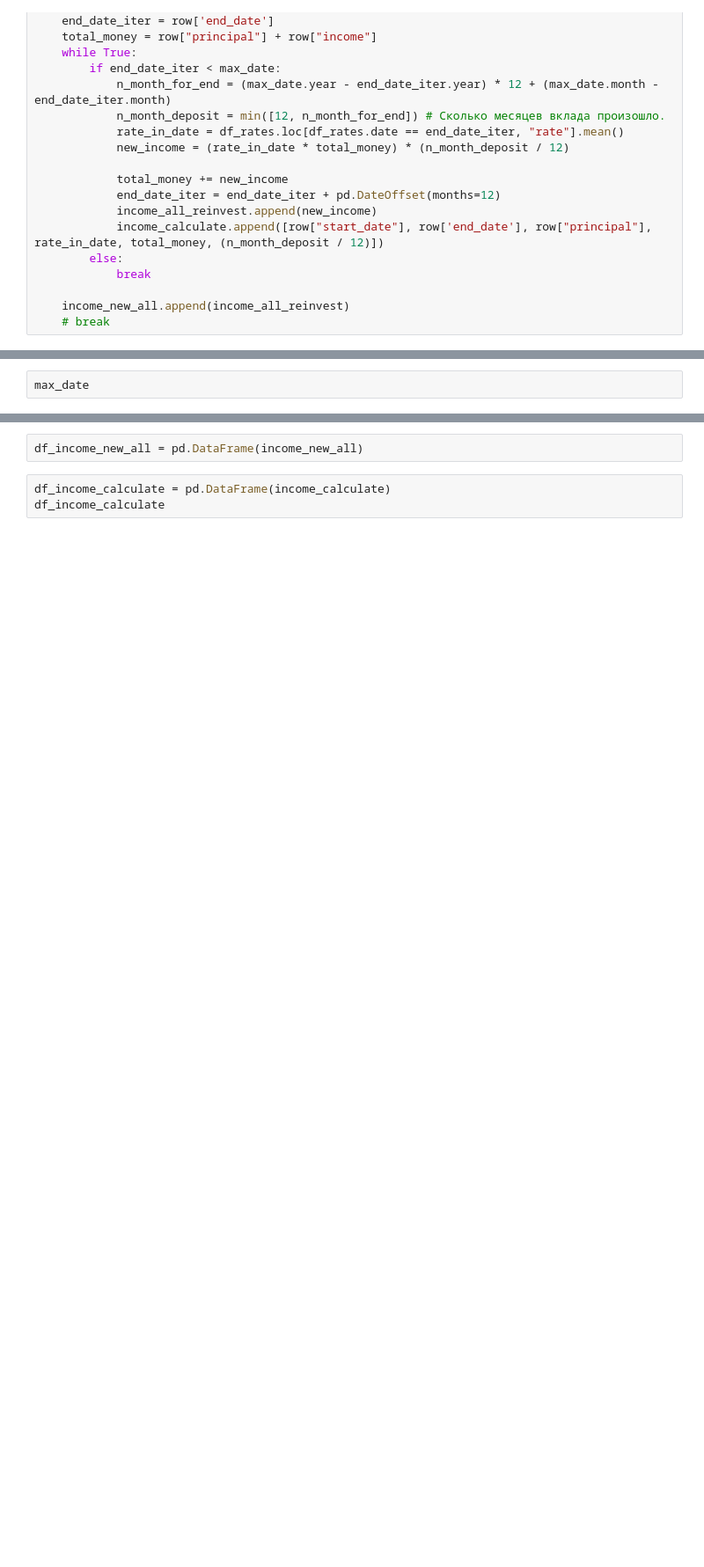
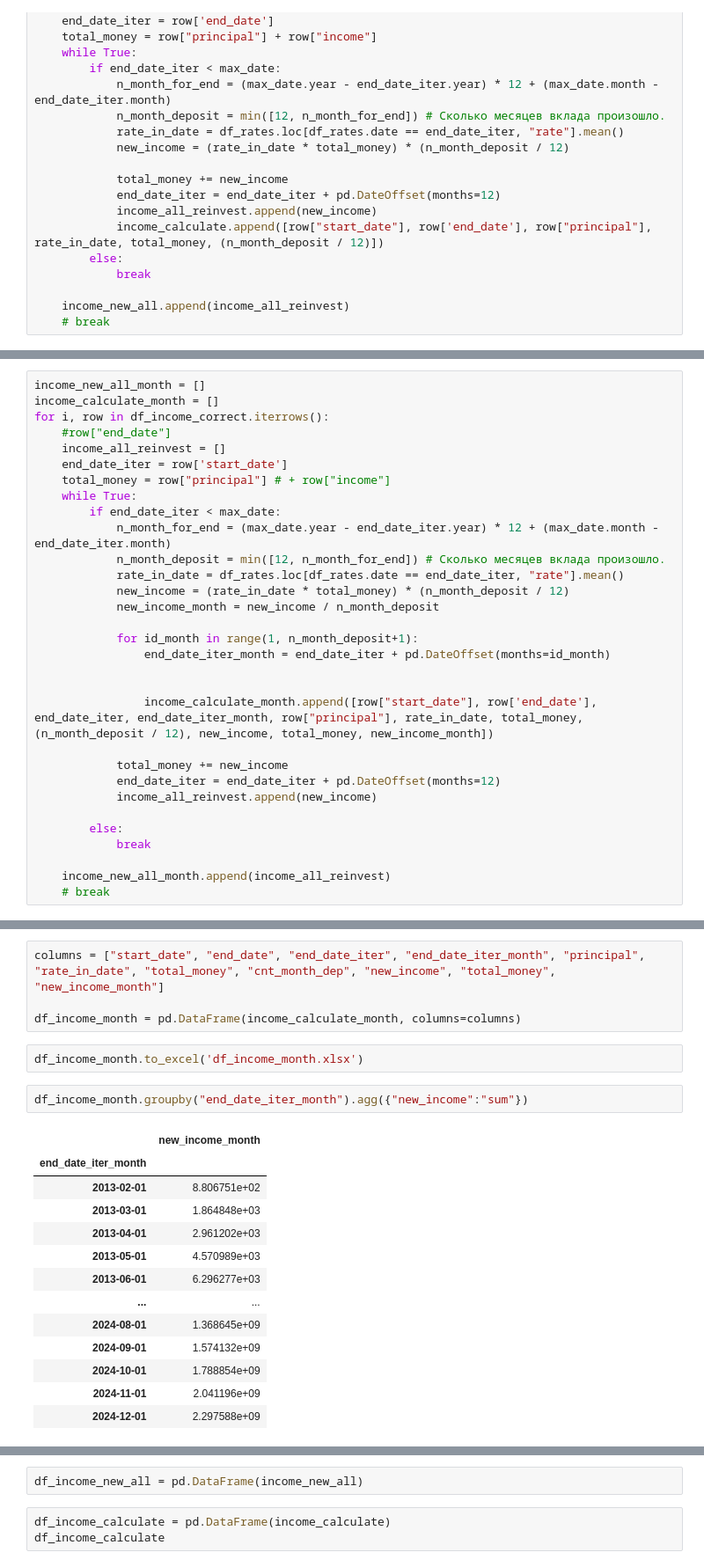
Before and after one commit to BelieveIN123/search_anomaly_Bitcoin, a Jupyter notebook: notebooks/1.2-aka-project_percent_income.ipynb, the cells around one changed output, grey strips where cells are left out. Shown at 88% size. Drawn from its saved outputs; the diff is of its cells as text; blank space fills up the shorter version.

Commit message:
Анализ процентного дохода от вклада. Месячный вывод.

```diff
--- a/notebooks/1.2-aka-project_percent_income.ipynb
+++ b/notebooks/1.2-aka-project_percent_income.ipynb
@@ -220,2 +222,31 @@ for i, row in df_income_correct.iterrows():
 # %%
-max_date
+income_new_all_month = []
+income_calculate_month = []
+for i, row in df_income_correct.iterrows():
+    #row["end_date"]
+    income_all_reinvest = []
+    end_date_iter = row['start_date']
+    total_money = row["principal"] # + row["income"]
+    while True:
+        if end_date_iter < max_date:
+            n_month_for_end = (max_date.year - end_date_iter.year) * 12 + (max_date.month - end_date_iter.month)
+            n_month_deposit = min([12, n_month_for_end]) # Сколько месяцев вклада произошло.
+            rate_in_date = df_rates.loc[df_rates.date == end_date_iter, "rate"].mean()
+            new_income = (rate_in_date * total_money) * (n_month_deposit / 12)
+            new_income_month = new_income / n_month_deposit
+
+            for id_month in range(1, n_month_deposit+1):
+                end_date_iter_month = end_date_iter + pd.DateOffset(months=id_month)
+
+
+                income_calculate_month.append([row["start_date"], row['end_date'], end_date_iter, end_date_iter_month, row["principal"], rate_in_date, total_money, (n_month_deposit / 12), new_income, total_money, new_income_month])
+
+            total_money += new_income
+            end_date_iter = end_date_iter + pd.DateOffset(months=12)
+            income_all_reinvest.append(new_income)
+
+        else:
+            break
+
+    income_new_all_month.append(income_all_reinvest)
+    # break
@@ -223,0 +253,22 @@ Timestamp('2024-12-01 00:00:00')
+# %%
+columns = ["start_date", "end_date", "end_date_iter", "end_date_iter_month", "principal", "rate_in_date", "total_money", "cnt_month_dep", "new_income", "total_money", "new_income_month"]
+
+df_income_month = pd.DataFrame(income_calculate_month, columns=columns)
+# %%
+df_income_month.to_excel('df_income_month.xlsx')
+# %%
+df_income_month.groupby("end_date_iter_month").agg({"new_income":"sum"})
+# %% [output]
+|  | new_income_month |
+| end_date_iter_month |  |
+| 2013-02-01 | 8.806751e+02 |
+| 2013-03-01 | 1.864848e+03 |
+| 2013-04-01 | 2.961202e+03 |
+| 2013-05-01 | 4.570989e+03 |
+| 2013-06-01 | 6.296277e+03 |
+| ... | ... |
+| 2024-08-01 | 1.368645e+09 |
+| 2024-09-01 | 1.574132e+09 |
+| 2024-10-01 | 1.788854e+09 |
+| 2024-11-01 | 2.041196e+09 |
+| 2024-12-01 | 2.297588e+09 |
```
Also changed, not shown: parts of 3 cells of this notebook.
